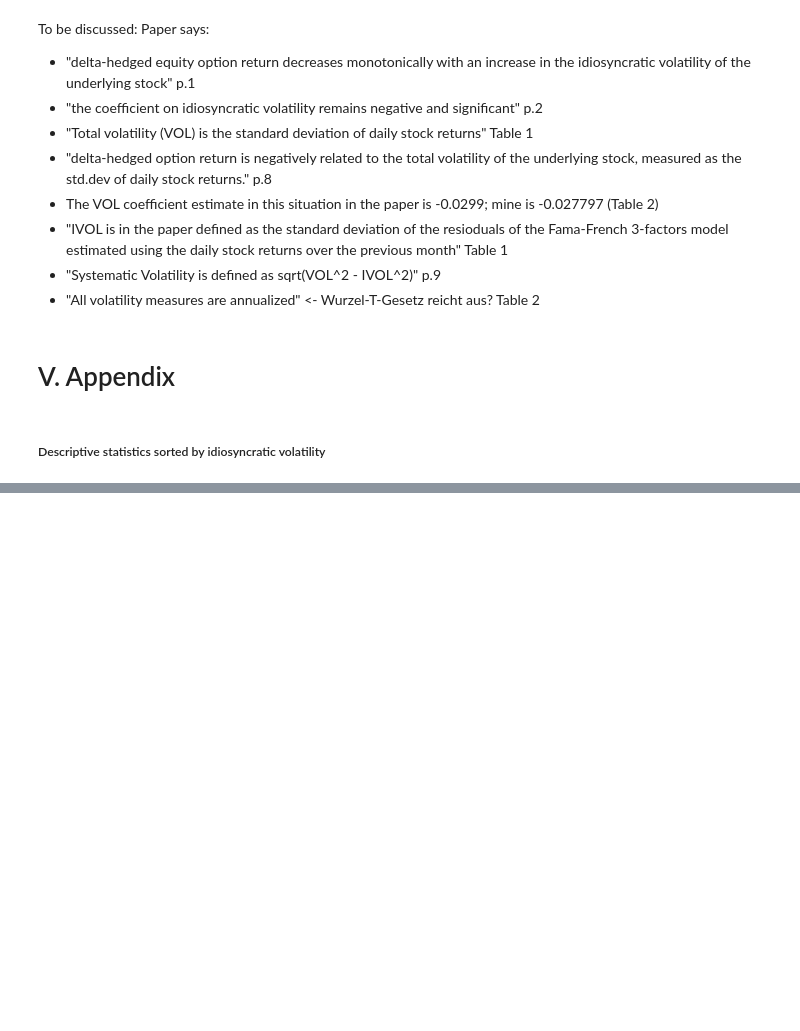
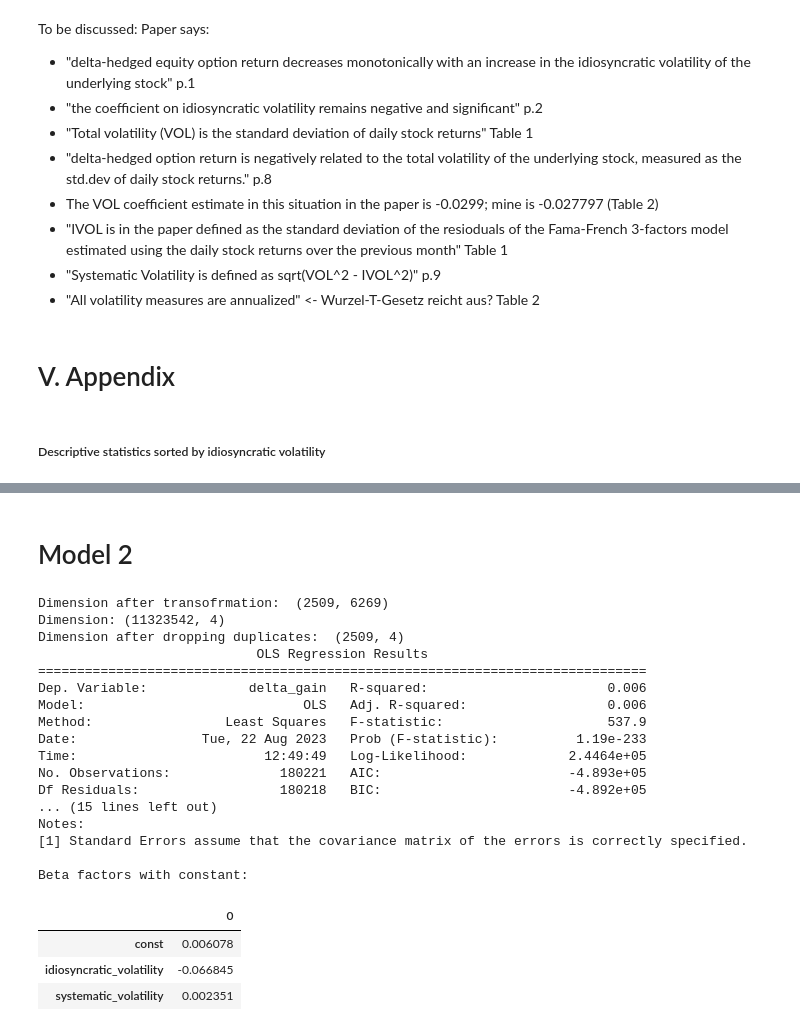
Before and after one commit to edgar9619/volatility_relevance, a Jupyter notebook: main.ipynb, the cells around one changed output, grey strips where cells are left out. Cells and saved outputs as stored; diff of their text form; code cells hidden in the pictures; blank space fills up the shorter version.

Commit message:
Added all 5 different models, have to bring them in own functions and define the characteristics of each model

```diff
--- a/main.ipynb
+++ b/main.ipynb
@@ -317,0 +389,2 @@ Beta factors without constant:
+# %% [markdown]
+# Model 2
@@ -317,0 +450,27 @@ Beta factors without constant:
+# %%
+final_dataset = delta_gain_returns.sort_values(by=['SecurityID','maturity'], ascending=[True,True])
+final_dataset = calculate_volatilitys(final_dataset,stock_data)
+final_dataset = final_dataset.dropna()
+mf.final_regression(final_dataset,True)
+# %% [output]
+Dimension after transofrmation:  (2509, 6269)
+Dimension: (11323542, 4)
+Dimension after dropping duplicates:  (2509, 4)
+                            OLS Regression Results
+==============================================================================
+Dep. Variable:             delta_gain   R-squared:                       0.006
+Model:                            OLS   Adj. R-squared:                  0.006
+Method:                 Least Squares   F-statistic:                     537.9
+Date:                Tue, 22 Aug 2023   Prob (F-statistic):          1.19e-233
+Time:                        12:49:49   Log-Likelihood:             2.4464e+05
+No. Observations:              180221   AIC:                        -4.893e+05
+Df Residuals:                  180218   BIC:                        -4.892e+05
+... (15 lines left out)
+Notes:
+[1] Standard Errors assume that the covariance matrix of the errors is correctly specified.
+
+Beta factors with constant:
+|  | 0 |
+| const | 0.006078 |
+| idiosyncratic_volatility | -0.066845 |
+| systematic_volatility | 0.002351 |
```
Also changed, not shown: parts of 32 cells of this notebook, 1 other file.
